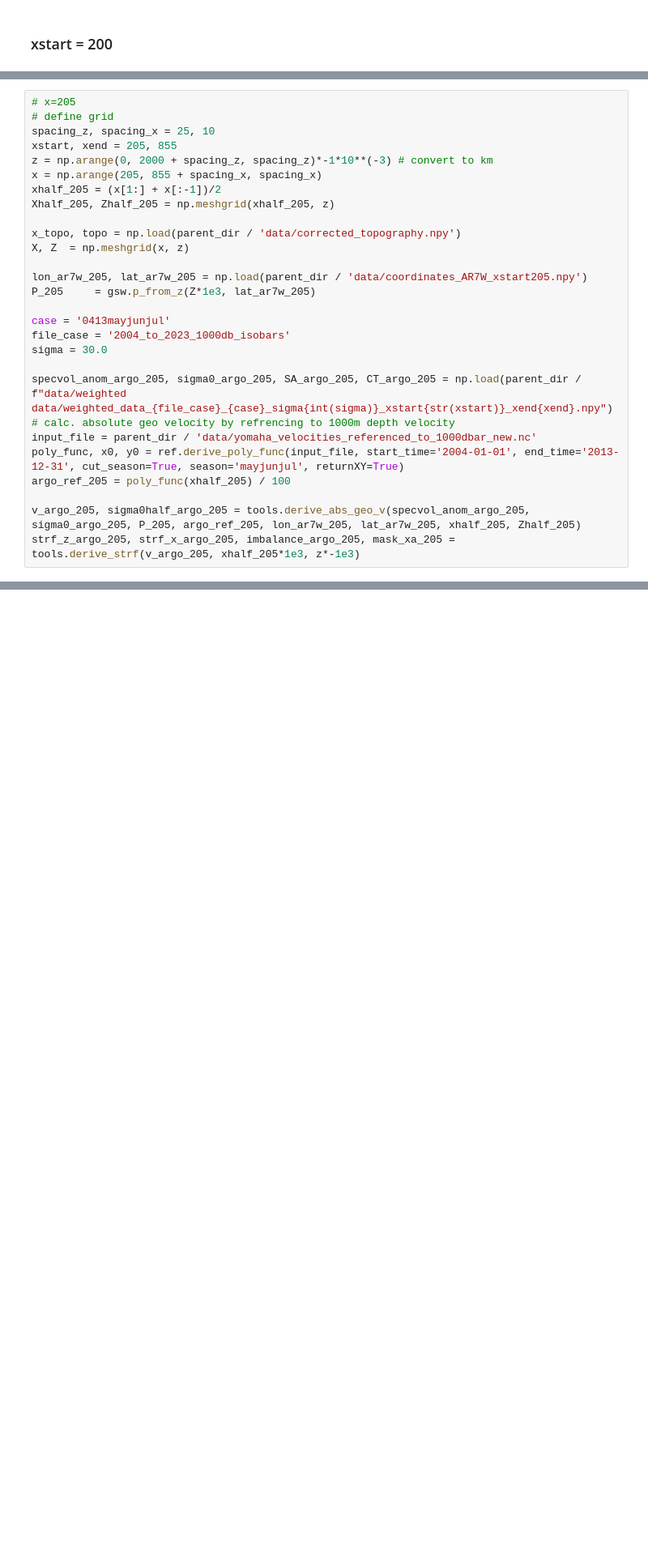
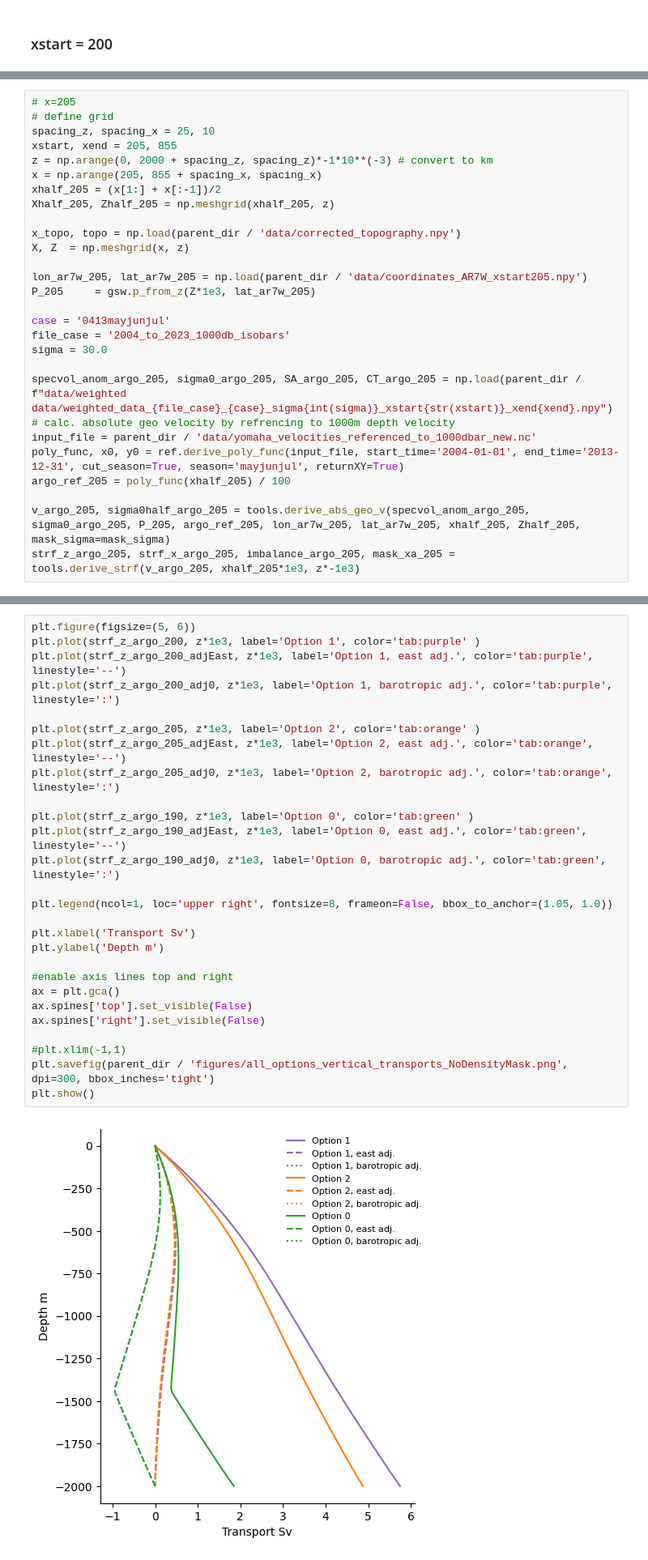
Before and after one commit to katjaschultz/labsea-project, a Jupyter notebook: notebooks/plotting.ipynb, the cells around one changed output, grey strips where cells are left out. Shown at 81% size. Drawn from its saved outputs; the diff is of its cells as text; blank space fills up the shorter version.

```diff
--- a/notebooks/plotting.ipynb
+++ b/notebooks/plotting.ipynb
@@ -125,7 +127,7 @@ input_file = parent_dir / 'data/yomaha_velocities_referenced_to_1000dbar_new.nc'
 poly_func, x0, y0 = ref.derive_poly_func(input_file, start_time='2004-01-01', end_time='2013-12-31', cut_season=True, season='mayjunjul', returnXY=True)
 argo_ref_205 = poly_func(xhalf_205) / 100
 
-v_argo_205, sigma0half_argo_205 = tools.derive_abs_geo_v(specvol_anom_argo_205, sigma0_argo_205, P_205, argo_ref_205, lon_ar7w_205, lat_ar7w_205, xhalf_205, Zhalf_205)
+v_argo_205, sigma0half_argo_205 = tools.derive_abs_geo_v(specvol_anom_argo_205, sigma0_argo_205, P_205, argo_ref_205, lon_ar7w_205, lat_ar7w_205, xhalf_205, Zhalf_205, mask_sigma=mask_sigma)
 strf_z_argo_205, strf_x_argo_205, imbalance_argo_205, mask_xa_205 = tools.derive_strf(v_argo_205, xhalf_205*1e3, z*-1e3)
 # %%
 title_string = f'Argo data: Absolute geostrophic velocity - {case} - sigma= {sigma} km'
@@ -141,0 +186,29 @@ plotters.plot_abs_geo_v(v_argo_200, sigma0half_argo_200, Xhalf_200, Zhalf_200, t
+# %%
+plt.figure(figsize=(5, 6))
+plt.plot(strf_z_argo_200, z*1e3, label='Option 1', color='tab:purple' )
+plt.plot(strf_z_argo_200_adjEast, z*1e3, label='Option 1, east adj.', color='tab:purple', linestyle='--')
+plt.plot(strf_z_argo_200_adj0, z*1e3, label='Option 1, barotropic adj.', color='tab:purple', linestyle=':')
+
+plt.plot(strf_z_argo_205, z*1e3, label='Option 2', color='tab:orange' )
+plt.plot(strf_z_argo_205_adjEast, z*1e3, label='Option 2, east adj.', color='tab:orange', linestyle='--')
+plt.plot(strf_z_argo_205_adj0, z*1e3, label='Option 2, barotropic adj.', color='tab:orange', linestyle=':')
+
+plt.plot(strf_z_argo_190, z*1e3, label='Option 0', color='tab:green' )
+plt.plot(strf_z_argo_190_adjEast, z*1e3, label='Option 0, east adj.', color='tab:green', linestyle='--')
+plt.plot(strf_z_argo_190_adj0, z*1e3, label='Option 0, barotropic adj.', color='tab:green', linestyle=':')
+
+plt.legend(ncol=1, loc='upper right', fontsize=8, frameon=False, bbox_to_anchor=(1.05, 1.0))
+
+plt.xlabel('Transport Sv')
+plt.ylabel('Depth m')
+
+#enable axis lines top and right
+ax = plt.gca()
+ax.spines['top'].set_visible(False)
+ax.spines['right'].set_visible(False)
+
+#plt.xlim(-1,1)
+plt.savefig(parent_dir / 'figures/all_options_vertical_transports_NoDensityMask.png', dpi=300, bbox_inches='tight')
+plt.show()
+# %% [output]
+[figure, added]
```
Also changed, not shown: parts of 9 cells of this notebook, 6 other files.
